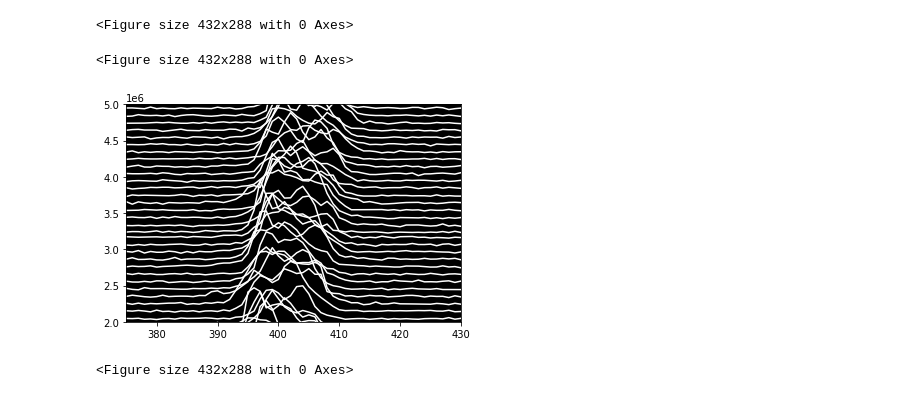
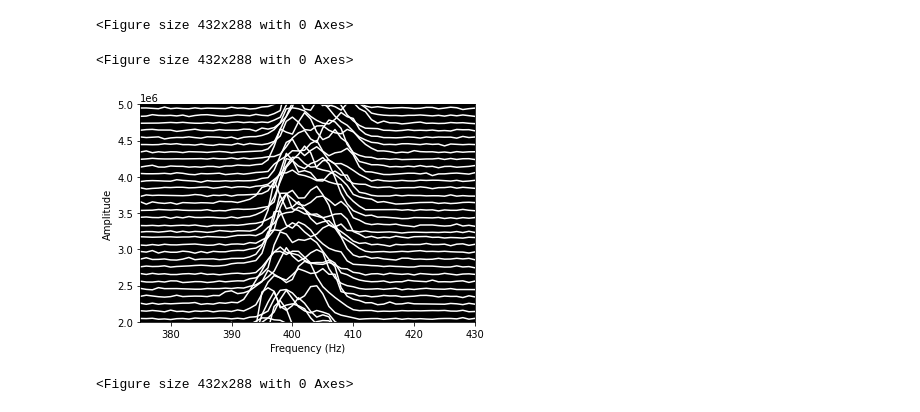
Before and after one commit to Yousousen/pulsar_analysis, a Jupyter notebook: src/script/pulsar1.ipynb, the cells around one changed output. Saved outputs shown, nothing was run; the diff lists cells and outputs as text; code cells hidden in the pictures.

```diff
--- a/src/script/pulsar1.ipynb
+++ b/src/script/pulsar1.ipynb
@@ -168,16 +171,17 @@ plt.figure()
 [figure]
 <Figure size 432x288 with 0 Axes>
 # %%
-plt.rcParams['axes.facecolor']='black' #NOTE: Why does disabling this kill the plot?
 # NOTE: As a final version of this plot,
 # if we want the pulses to be less overlapping we could simply skip indices of i.
 for i, val in enumerate ( stack_dict.values() ) :
     offset = i * 0.1 * 10 **6
     plt.plot(stack_dict[f'stack{i}'] + offset, color='white')
     plt.xlim(375,430)
     plt.ylim(2 * 10 **6, 5 * 10 **6)
+plt.xlabel('Frequency (Hz)')
+plt.ylabel('Amplitude')
 plt.figure()
 # %% [output]
 <Figure size 432x288 with 0 Axes>
-[figure, old version]
+[figure, new version]
 <Figure size 432x288 with 0 Axes>
```
Also changed, not shown: parts of 4 cells of this notebook, 10 other files.
